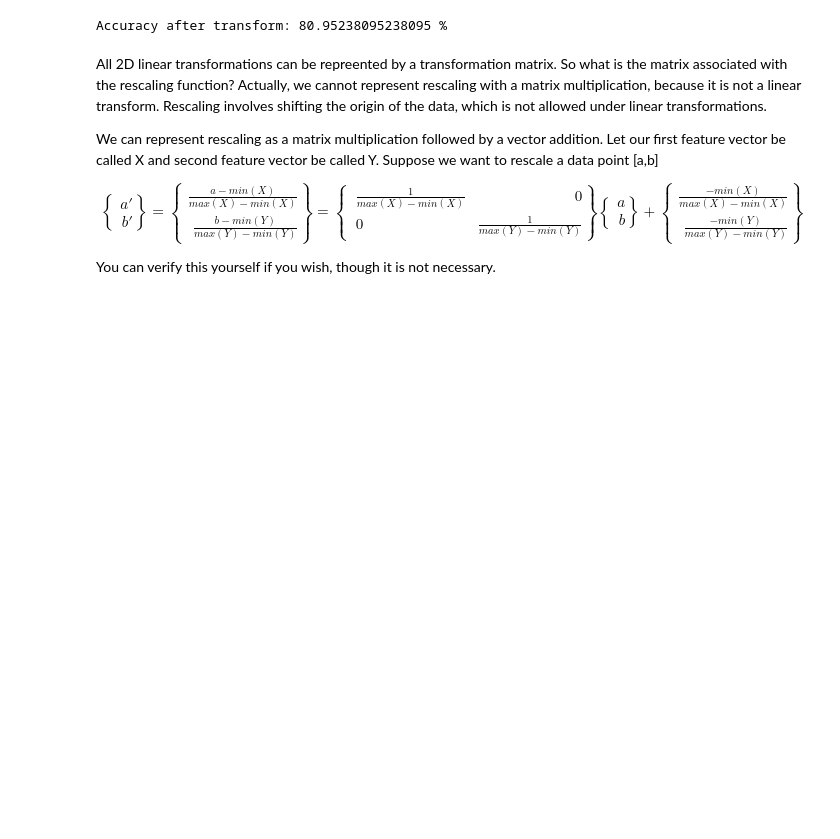
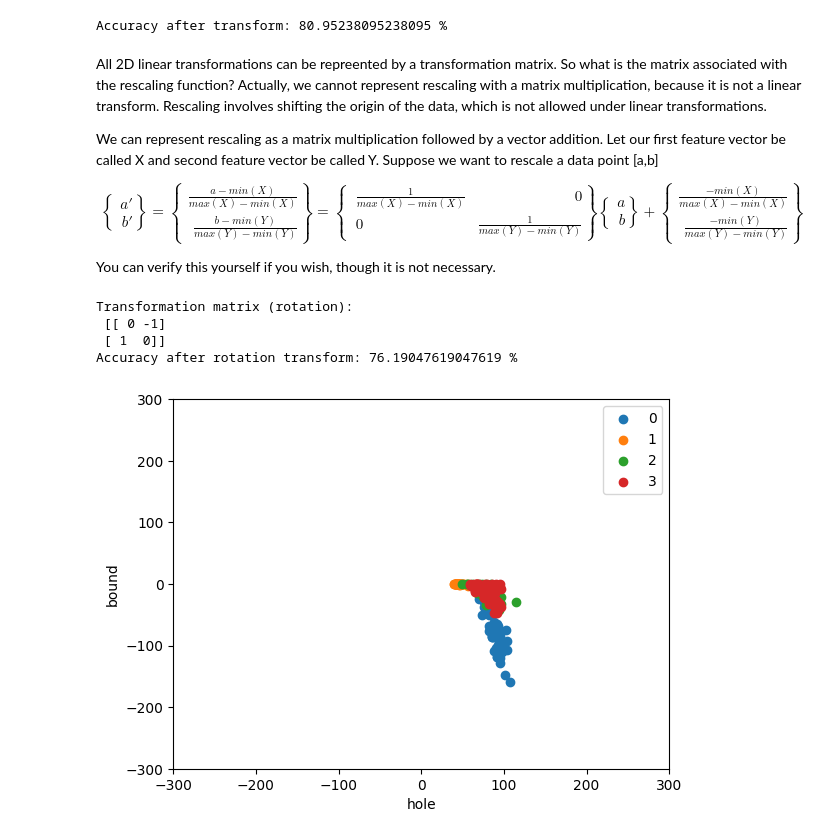
Before and after one commit to poojaa-29/FMML_Projects_and_Labs_2025, a Jupyter notebook: AIML_Module_01_Lab_04_Transforming_data_using_linear_algebra.ipynb, the cells around one changed output. Cells and saved outputs as stored; diff of their text form; code cells hidden in the pictures; blank space fills up the shorter version.

```diff
--- a/AIML_Module_01_Lab_04_Transforming_data_using_linear_algebra.ipynb
+++ b/AIML_Module_01_Lab_04_Transforming_data_using_linear_algebra.ipynb
@@ -477,3 +479,25 @@ $$ \begin{equation}
 \end{equation}$$
 
 You can verify this yourself if you wish, though it is not necessary.
+# %%
+# Experiment with a new transformation matrix (e.g., rotation)
+transform_rotate = np.array([[0, -1], [1, 0]])  # Rotate by 90 degrees
+print("Transformation matrix (rotation):\n", transform_rotate)
+
+train_feats_rotate = np.matmul(train_feats, transform_rotate)
+test_feats_rotate = np.matmul(test_feats, transform_rotate)
+
+test_pred_rotate = NN(train_feats_rotate, train_y, test_feats_rotate)
+acc_rotate = Accuracy(test_y, test_pred_rotate)
+print("Accuracy after rotation transform:", acc_rotate*100, "%")
+
+fig, ax = plotData(train_feats_rotate, train_y)
+ax.set_xlim([-300, 300])  # Adjust limits for better visualization
+ax.set_ylim([-300, 300])
+plt.show()
+# %% [output]
+Transformation matrix (rotation):
+ [[ 0 -1]
+ [ 1  0]]
+Accuracy after rotation transform: 76.19047619047619 %
+[figure, added]
```
Also changed, not shown: parts of 4 cells of this notebook.
